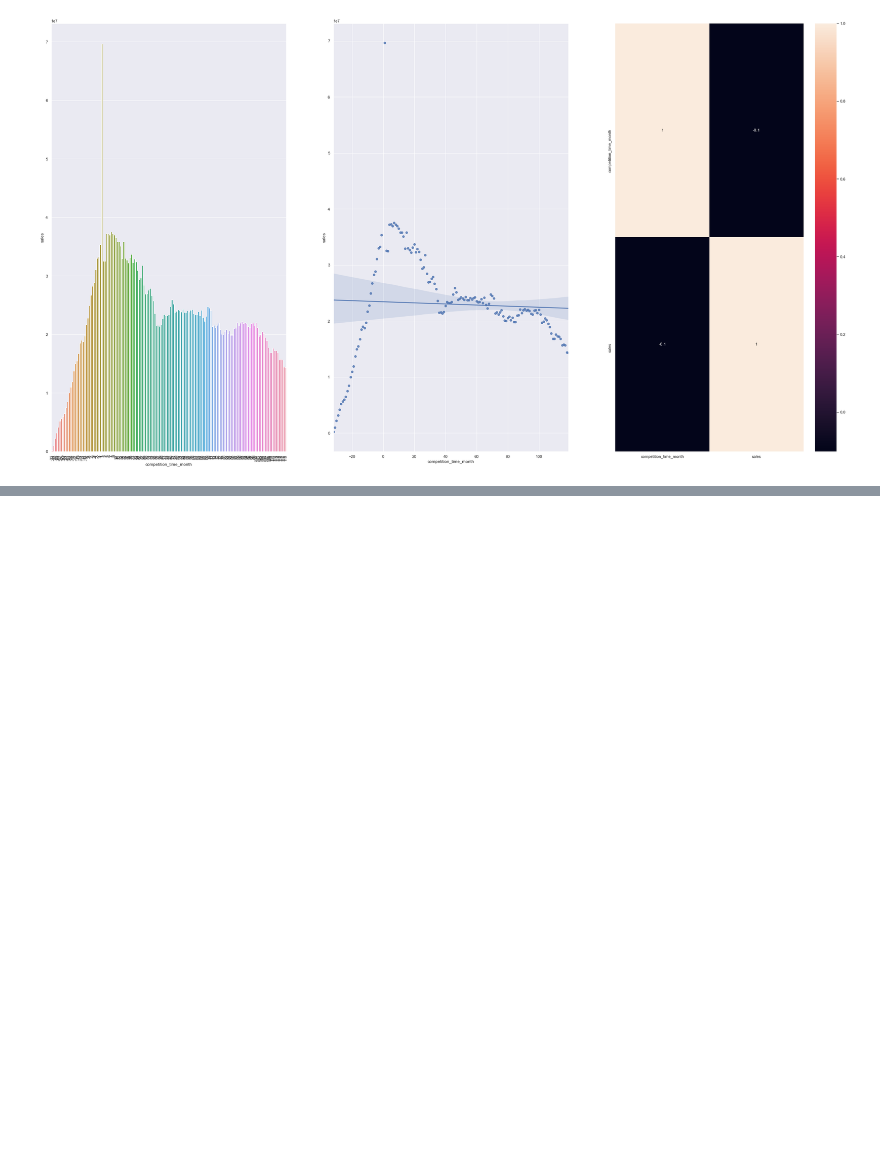
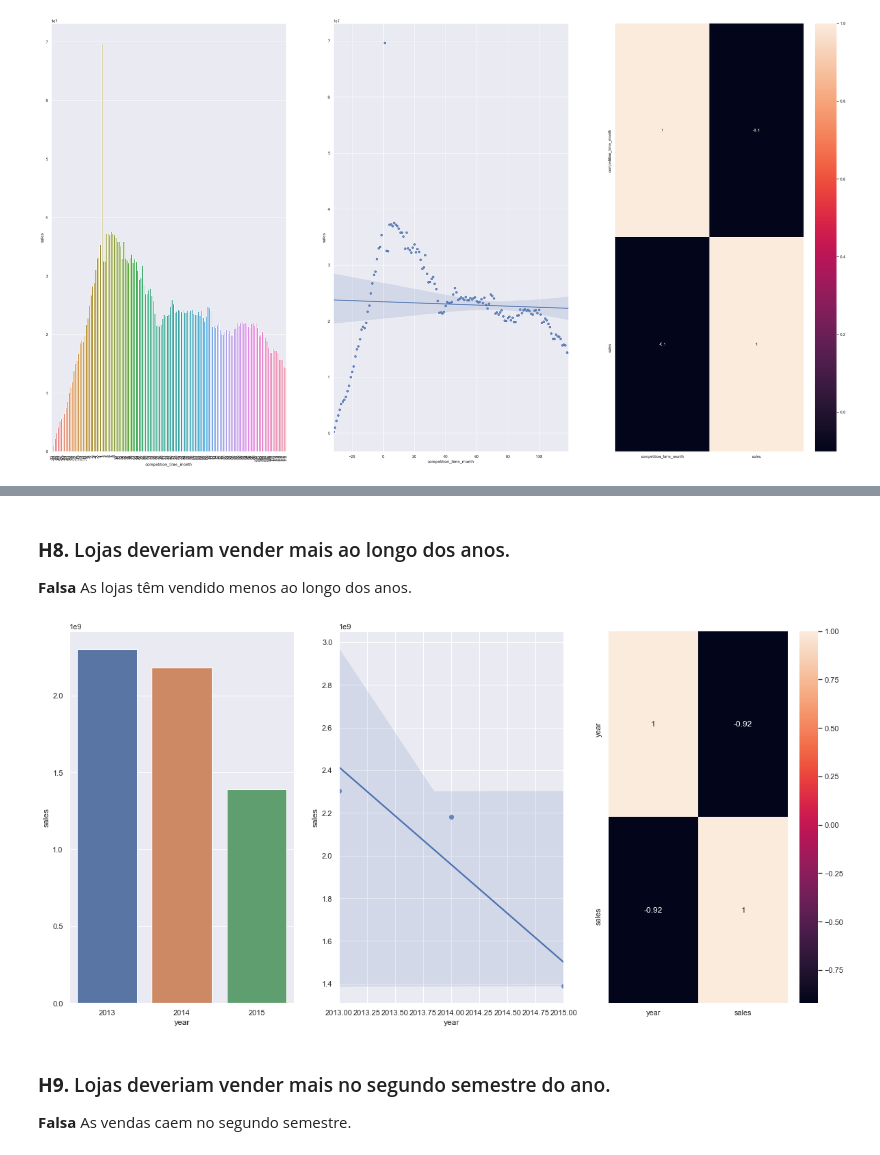
Before and after one commit to michelli-ofig/DataScience_Em_Producao, a Jupyter notebook: m04_v01_store_sales_prediction.ipynb, the cells around one changed output, grey strips where cells are left out. Saved outputs shown, nothing was run; the diff lists cells and outputs as text; code cells hidden in the pictures; blank space fills up the shorter version.

```diff
--- a/m04_v01_store_sales_prediction.ipynb
+++ b/m04_v01_store_sales_prediction.ipynb
@@ -806,0 +863,20 @@ x=sns.heatmap(aux1.corr(method='pearson'), annot =True)
+# %% [markdown]
+### **H8.** Lojas  deveriam vender mais ao longo dos anos.
+**Falsa** As lojas têm vendido menos ao longo dos anos.
+# %%
+aux1 = df4[['year','sales']].groupby('year').sum().reset_index()
+plt.figure( figsize=(20, 10))
+
+plt.subplot(1,3,1)
+sns.barplot(x='year', y='sales', data=aux1);
+
+plt.subplot(1,3,2)
+sns.regplot(x='year', y='sales', data=aux1);
+
+plt.subplot(1,3,3)
+sns.heatmap(aux1.corr(method='pearson'), annot=True);
+# %% [output]
+[figure, added]
+# %% [markdown]
+### **H9.** Lojas  deveriam vender mais no segundo semestre do ano.
+**Falsa** As vendas caem no segundo semestre.
```
Also changed, not shown: parts of 31 cells of this notebook.
